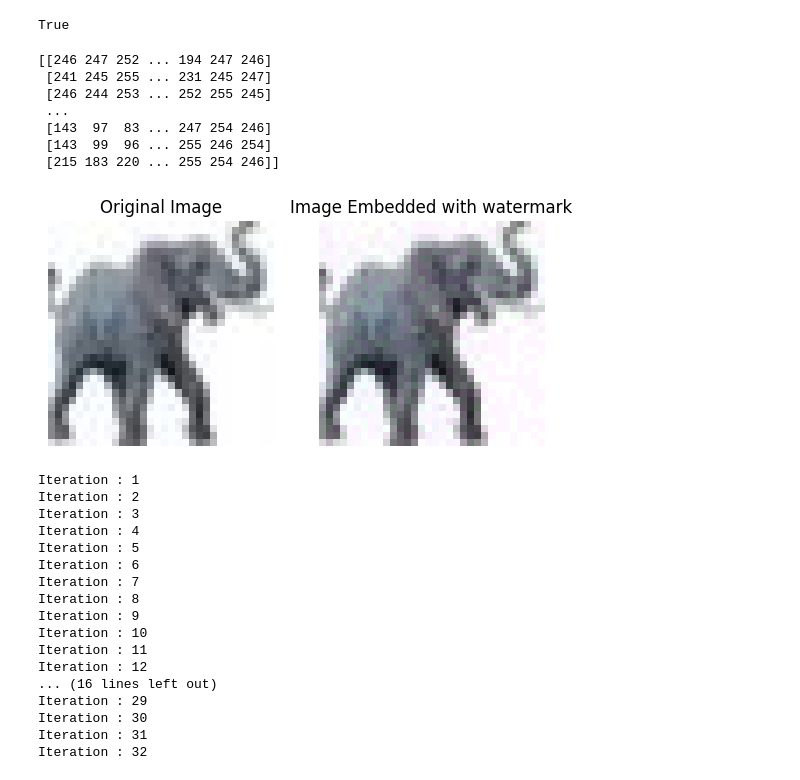
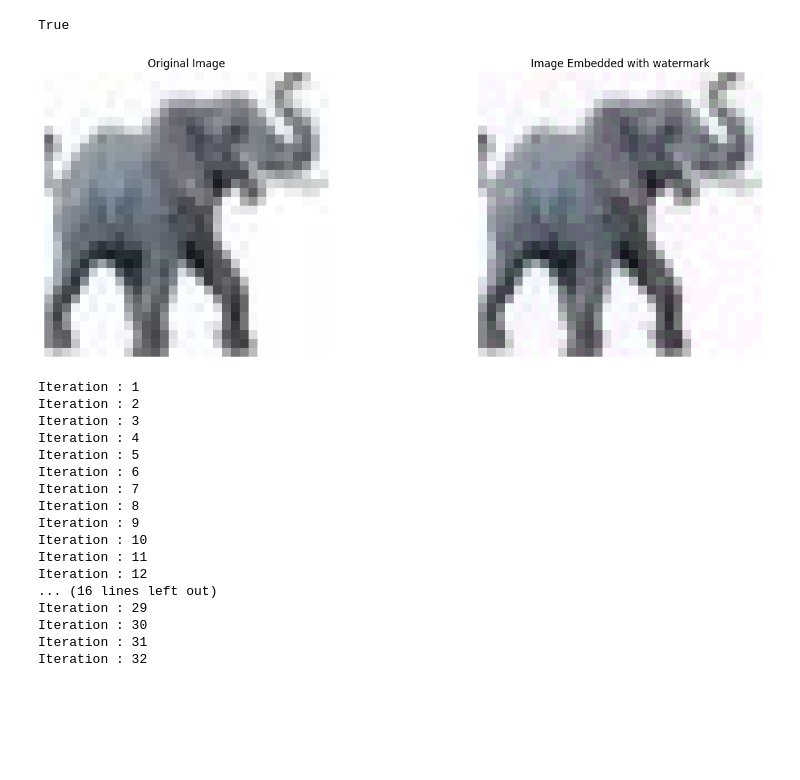
Before and after one commit to pandasamanvaya/Invisible-Watermarking, a Jupyter notebook: Private_Invisible_Watermarking.ipynb, the cells around one changed output. Saved outputs shown, nothing was run; the diff lists cells and outputs as text; code cells hidden in the pictures; blank space fills up the shorter version.

```diff
--- a/Private_Invisible_Watermarking.ipynb
+++ b/Private_Invisible_Watermarking.ipynb
@@ -34,7 +16,7 @@ def read_image(path):
   return img
 # %%
 cifar_ind = 10
-path = f"/content/drive/MyDrive/cifar100/{cifar_ind}.jpg"
+path = f"{cifar_ind}.jpg"
 img = read_image(path)
 # %%
 l, b, c = img.shape
@@ -140,30 +118,22 @@ cv2.imwrite(watermarked_img_path, watermarked_img)
 Total time taken = 73.45678718884785 minutes
 PSNR after embedding watermark = 33.16546193858141
 True
-# %%
-print(watermarked_img[:,:,index])
-# %% [output]
-[[246 247 252 ... 194 247 246]
- [241 245 255 ... 231 245 247]
- [246 244 253 ... 252 255 245]
- ...
- [143  97  83 ... 247 254 246]
- [143  99  96 ... 255 246 254]
- [215 183 220 ... 255 254 246]]
-# %%
-plt.subplot(1, 2, 1)
-plt.imshow(img)
-plt.axis('off')
-plt.title("Original Image")
-
-plt.subplot(1, 2, 2)
-plt.imshow(watermarked_img)
-plt.axis('off')
-plt.title("Image Embedded with watermark")
-
-plt.show()
-# %% [output]
-[figure, removed]
+# %%
+fig, axes = plt.subplots(1, 2, figsize=(15, 5))
+
+axes[0].imshow(img)
+axes[0].set_title("Original Image")
+axes[0].axis('off')
+
+axes[1].imshow(watermarked_img)
+axes[1].set_title("Image Embedded with watermark")
+axes[1].axis('off')
+
+plt.tight_layout(w_pad=3)
+
+plt.show()
+# %% [output]
+[figure, added]
 # %%
 watermarked_img = read_image(watermarked_img_path)
 # %%
```
Also changed, not shown: parts of 30 cells of this notebook, 1 other file.
